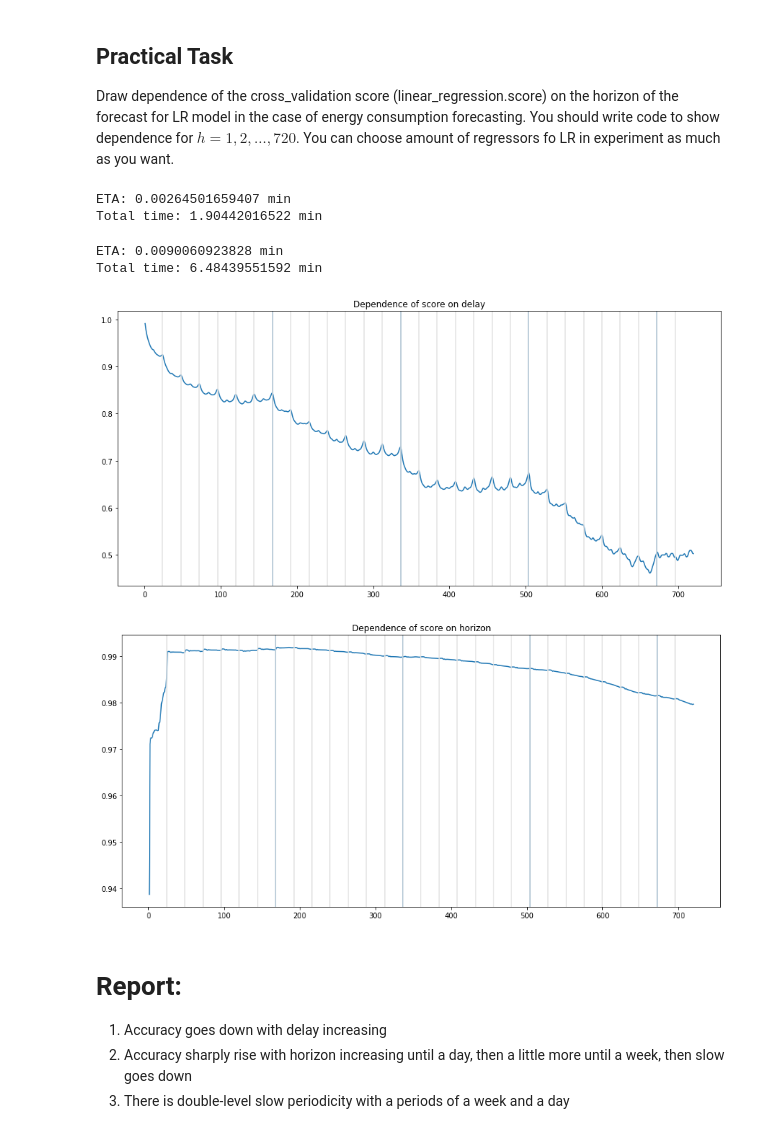
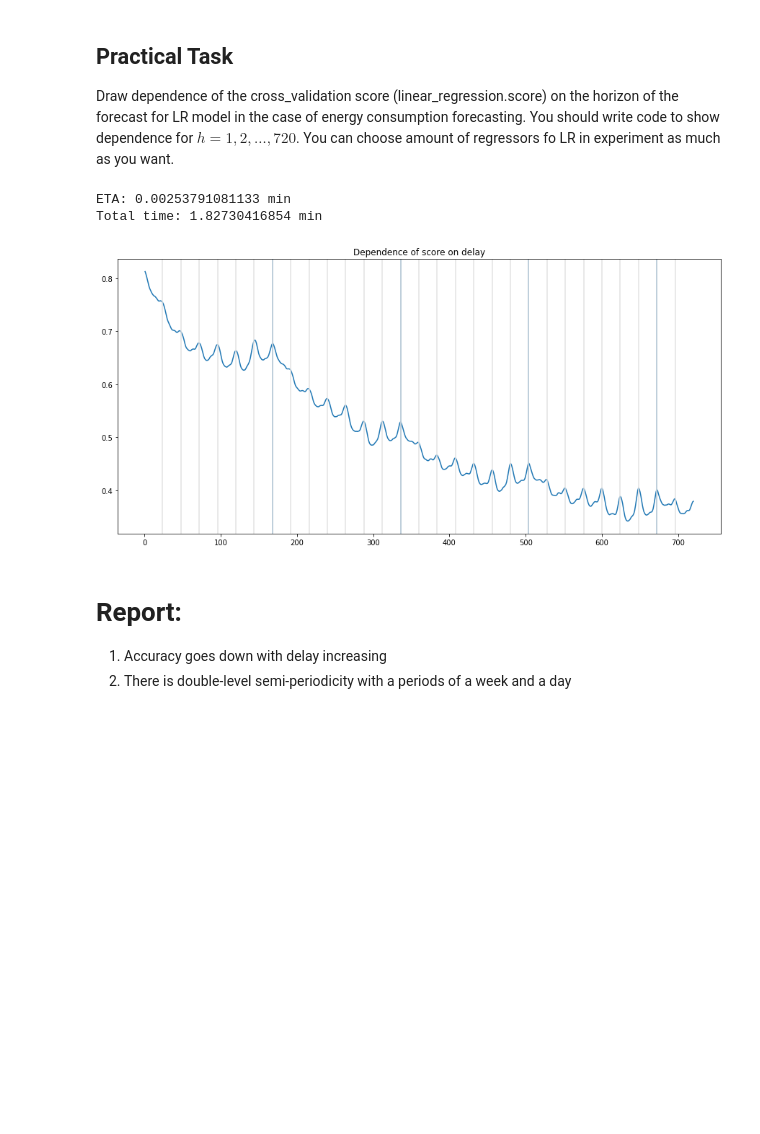
Before and after one commit to DanielBaghdasaryan/TS, a Jupyter notebook: 1_IntroTS.ipynb, the cells around one changed output. Drawn from its saved outputs; the diff is of its cells as text; code cells hidden in the pictures; blank space fills up the shorter version.

```diff
--- a/1_IntroTS.ipynb
+++ b/1_IntroTS.ipynb
@@ -98,7 +98,7 @@ Draw dependence of the cross_validation score (linear_regression.score) on the h
 # %%
 def get_autoregrmatrix(x,h,K):
     L = len(x)
-    X = sc.linalg.hankel(x[:L-h-K+1], x[-K:])
+    X = sc.linalg.hankel(x[:L-h-K+1],sum([[x[-K]],x[-K:-1]],[])) # is needed to repeat x[-K] in second part
     y = x[K+h-1:]
     return X,y
 # %%
@@ -125,54 +125,24 @@ for i in range(1,changing):
 
 print("Total time: "+str((time.time()-start)/60.0)+" min")
 # %% [output]
-ETA: 0.00264501659407 min
-Total time: 1.90442016522 min
+ETA: 0.00253791081133 min
+Total time: 1.82730416854 min
-# %%
-score2=[]
-for i in range(1,changing):
-    print(i)
-    X_train, y_train = get_autoregrmatrix(x_train,1,i)
-    X_test, y_test = get_autoregrmatrix(x_test,1,i)
-    linear_regression = LinearRegression()
-    linear_regression.fit(X_train,y_train)
-    score2.append(linear_regression.score(X_test, y_test))
-    display.clear_output(wait=True)
-    print("ETA: "+str((time.time()-start)*(changing-i)/(i*60.0))+" min")
-
-print("Total time: "+str((time.time()-start)/60.0)+" min")
-# %% [output]
-ETA: 0.0090060923828 min
-Total time: 6.48439551592 min
 # %%
 plt.figure(figsize=(15,7))
 plt.plot(range(1,changing),score1)
 
 for i in range(1,5):
     plt.axvline(x=168*i)
 
 for i in range(1,30):
     plt.axvline(x=24*i, c='30')
 
 plt.title("Dependence of score on delay")
 plt.show()
-
-plt.figure(figsize=(15,7))
-plt.plot(range(1,changing),score2)
-
-for i in range(1,5):
-    plt.axvline(x=168*i)
-
-for i in range(1,30):
-    plt.axvline(x=24*i, c='30')
-
-plt.title("Dependence of score on horizon")
-plt.show()
 # %% [output]
-[figure, old version]
+[figure, new version]
-[figure, removed]
 # %% [markdown]
 # Report:
 
 1. Accuracy goes down with delay increasing
-2. Accuracy sharply rise with horizon increasing until a day, then a little more until a week, then slow goes down
-3. There is double-level slow periodicity with a periods of a week and a day
+2. There is double-level semi-periodicity with a periods of a week and a day
```
Also changed, not shown: parts of 1 cell of this notebook.
